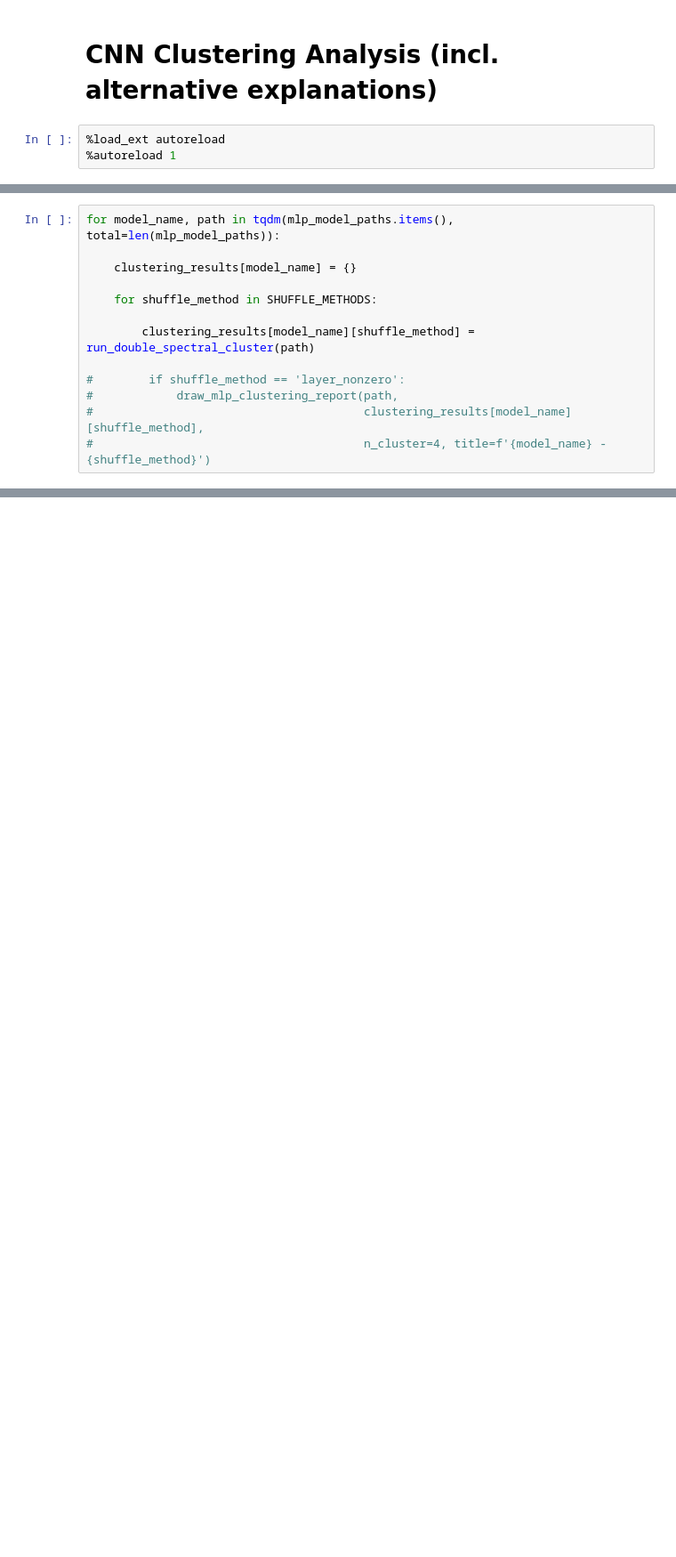
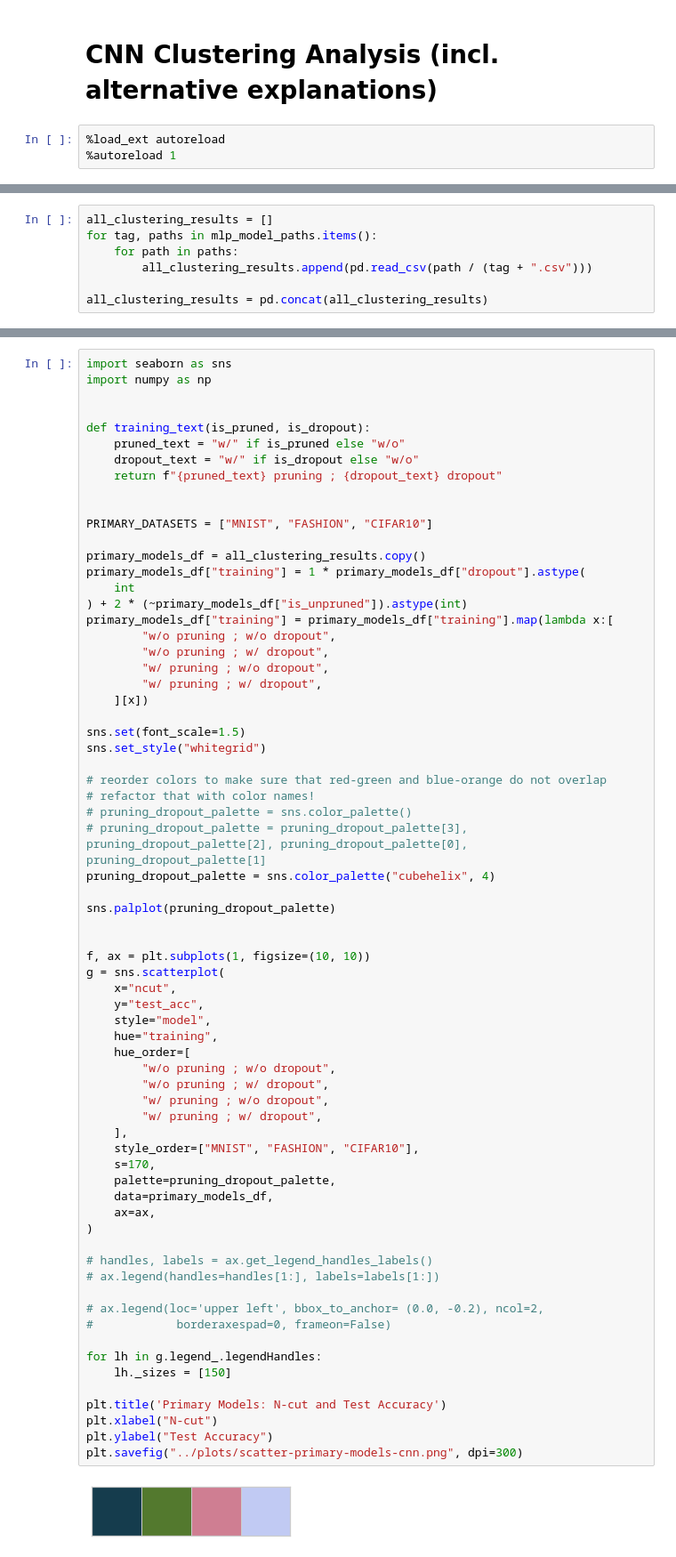
Before and after one commit to ardapekis/modularity, a Jupyter notebook: notebooks/cnn-clustering.ipynb, the cells around one changed output, grey strips where cells are left out. Shown at 89% size. Drawn from its saved outputs; the diff is of its cells as text; blank space fills up the shorter version.

```diff
--- a/notebooks/cnn-clustering.ipynb
+++ b/notebooks/cnn-clustering.ipynb
@@ -28,13 +40,0 @@ mlp_model_paths = {model_tag: get_model_path(model_tag) for model_tag in model_t
-# %%
-for model_name, path in tqdm(mlp_model_paths.items(), total=len(mlp_model_paths)):
-
-    clustering_results[model_name] = {}
-
-    for shuffle_method in SHUFFLE_METHODS:
-
-        clustering_results[model_name][shuffle_method] = run_double_spectral_cluster(path)
-
-#        if shuffle_method == 'layer_nonzero':
-#            draw_mlp_clustering_report(path,
-#                                       clustering_results[model_name][shuffle_method],
-#                                       n_cluster=4, title=f'{model_name} - {shuffle_method}')
@@ -47 +41,8 @@ draw_mlp_clustering_report(path,
+# %%
+all_clustering_results = []
+for tag, paths in mlp_model_paths.items():
+    for path in paths:
+        all_clustering_results.append(pd.read_csv(path / (tag + ".csv")))
+
+all_clustering_results = pd.concat(all_clustering_results)
 # %%
@@ -50,0 +65,70 @@ mlp_result_df
+# %%
+import seaborn as sns
+import numpy as np
+
+
+def training_text(is_pruned, is_dropout):
+    pruned_text = "w/" if is_pruned else "w/o"
+    dropout_text = "w/" if is_dropout else "w/o"
+    return f"{pruned_text} pruning ; {dropout_text} dropout"
+
+
+PRIMARY_DATASETS = ["MNIST", "FASHION", "CIFAR10"]
+
+primary_models_df = all_clustering_results.copy()
+primary_models_df["training"] = 1 * primary_models_df["dropout"].astype(
+    int
+) + 2 * (~primary_models_df["is_unpruned"]).astype(int)
+primary_models_df["training"] = primary_models_df["training"].map(lambda x:[
+        "w/o pruning ; w/o dropout",
+        "w/o pruning ; w/ dropout",
+        "w/ pruning ; w/o dropout",
+        "w/ pruning ; w/ dropout",
+    ][x])
+
+sns.set(font_scale=1.5)
+sns.set_style("whitegrid")
+
+# reorder colors to make sure that red-green and blue-orange do not overlap
+# refactor that with color names!
+# pruning_dropout_palette = sns.color_palette()
+# pruning_dropout_palette = pruning_dropout_palette[3], pruning_dropout_palette[2], pruning_dropout_palette[0], pruning_dropout_palette[1]
+pruning_dropout_palette = sns.color_palette("cubehelix", 4)
+
+sns.palplot(pruning_dropout_palette)
+
+
+f, ax = plt.subplots(1, figsize=(10, 10))
+g = sns.scatterplot(
+    x="ncut",
+    y="test_acc",
+    style="model",
+    hue="training",
+    hue_order=[
+        "w/o pruning ; w/o dropout",
+        "w/o pruning ; w/ dropout",
+        "w/ pruning ; w/o dropout",
+        "w/ pruning ; w/ dropout",
+    ],
+    style_order=["MNIST", "FASHION", "CIFAR10"],
+    s=170,
+    palette=pruning_dropout_palette,
+    data=primary_models_df,
+    ax=ax,
+)
+
+# handles, labels = ax.get_legend_handles_labels()
+# ax.legend(handles=handles[1:], labels=labels[1:])
+
+# ax.legend(loc='upper left', bbox_to_anchor= (0.0, -0.2), ncol=2,
+#            borderaxespad=0, frameon=False)
+
+for lh in g.legend_.legendHandles:
+    lh._sizes = [150]
+
+plt.title('Primary Models: N-cut and Test Accuracy')
+plt.xlabel("N-cut")
+plt.ylabel("Test Accuracy")
+plt.savefig("../plots/scatter-primary-models-cnn.png", dpi=300)
+# %% [output]
+[figure, added]
```
Also changed, not shown: parts of 6 cells of this notebook, 6 other files.
